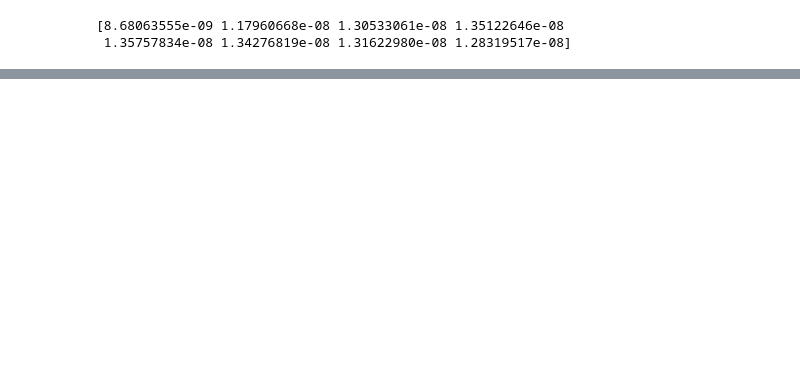
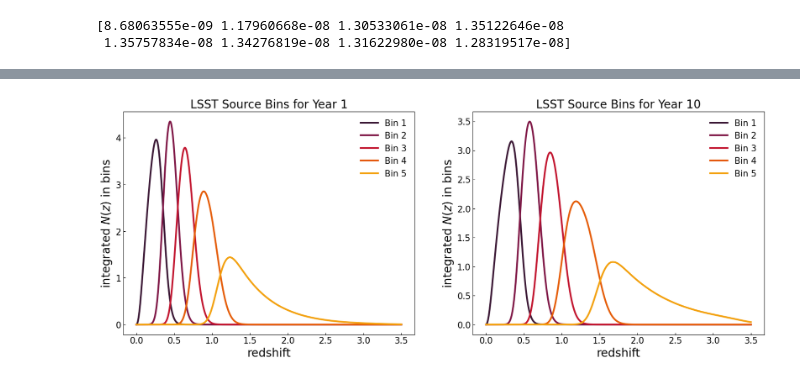
Before and after one commit to sepehrX12/Intrinsic-Alignment-Project, a Jupyter notebook: CCL_LSST.ipynb, the cells around one changed output, grey strips where cells are left out. Saved outputs shown, nothing was run; the diff lists cells and outputs as text; code cells hidden in the pictures; blank space fills up the shorter version.

```diff
--- a/CCL_LSST.ipynb
+++ b/CCL_LSST.ipynb
@@ -52,0 +186,18 @@ print(cls)
+# %%
+fig, axes = plt.subplots(1, 2, figsize=(20,7))
+
+for idx, year in enumerate(forecast_years):
+    ax = axes[idx]
+    for bin_idx, (key, data) in enumerate(bins["sources"][year].items()):
+        ax.plot(redshift_range,
+                data,
+                label=f"Bin {key+1}",
+                color=source_colors[year][bin_idx])
+        ax.set_xlabel("redshift", fontsize=20)
+        ax.set_ylabel("integrated $N(z)$ in bins", fontsize=20)
+        ax.set_title(f"LSST Source Bins for Year {year}", fontsize=20)
+        ax.tick_params(direction='in')
+        ax.legend(frameon=False, ncol=1)
+        ax.tick_params(axis='both', which='major', labelsize=15)
+# %% [output]
+[figure, added]
```
Also changed, not shown: parts of 11 cells of this notebook.
